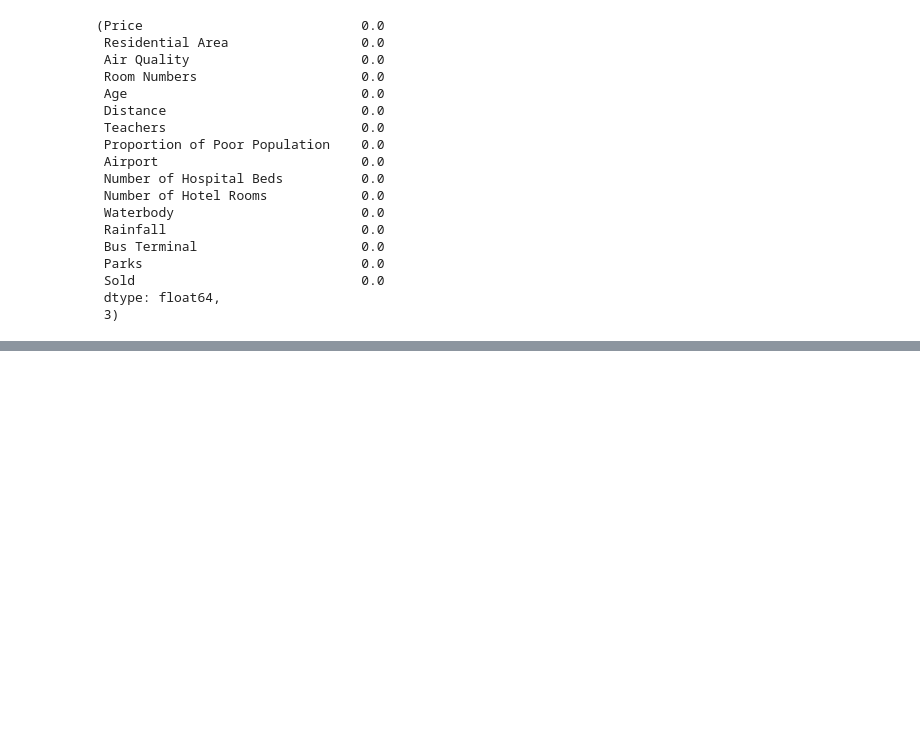
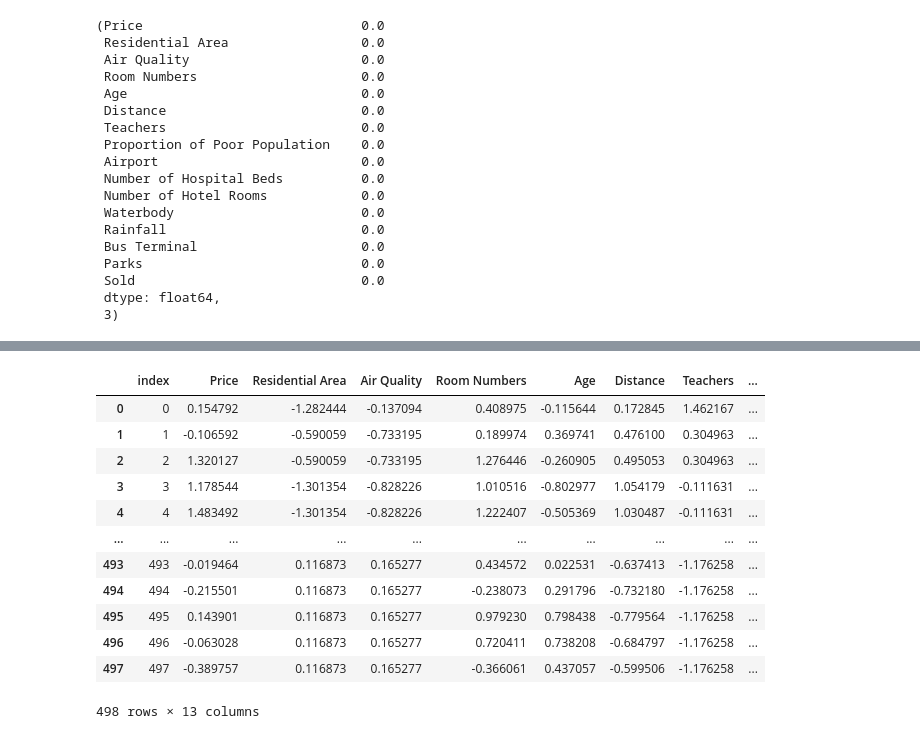
Before and after one commit to cyrixninja/Code-Unnati, a Jupyter notebook: python_scripts_ckpcet/supervised_classification/classification_modeling_on_house_price_data.ipynb, the cells around one changed output, grey strips where cells are left out. Cells and saved outputs as stored; diff of their text form; code cells hidden in the pictures; blank space fills up the shorter version.

```diff
--- a/python_scripts_ckpcet/supervised_classification/classification_modeling_on_house_price_data.ipynb
+++ b/python_scripts_ckpcet/supervised_classification/classification_modeling_on_house_price_data.ipynb
@@ -277,0 +306,12 @@ df_indpendent = df_house_price.drop('Sold', axis = 1)
+# %%
+df_num = df_indpendent.select_dtypes(include = "number")
+# %%
+# Import Standard Scaler from Sklearn
+from sklearn.preprocessing import StandardScaler
+
+# Initiate the Standard Scaler
+ss = StandardScaler()
+# %%
+# Transform the data
+
+scale = ss.fit_transform(df_num)
@@ -277,0 +334,19 @@ df_indpendent = df_house_price.drop('Sold', axis = 1)
+# %%
+df_scale = pd.DataFrame(scale, columns = df_num.columns)
+df_scale = df_scale.reset_index()
+# %%
+df_scale
+# %% [output]
+|  | index | Price | Residential Area | Air Quality | Room Numbers | Age | Distance | Teachers | ... |
+| 0 | 0 | 0.154792 | -1.282444 | -0.137094 | 0.408975 | -0.115644 | 0.172845 | 1.462167 | ... |
+| 1 | 1 | -0.106592 | -0.590059 | -0.733195 | 0.189974 | 0.369741 | 0.476100 | 0.304963 | ... |
+| 2 | 2 | 1.320127 | -0.590059 | -0.733195 | 1.276446 | -0.260905 | 0.495053 | 0.304963 | ... |
+| 3 | 3 | 1.178544 | -1.301354 | -0.828226 | 1.010516 | -0.802977 | 1.054179 | -0.111631 | ... |
+| 4 | 4 | 1.483492 | -1.301354 | -0.828226 | 1.222407 | -0.505369 | 1.030487 | -0.111631 | ... |
+| ... | ... | ... | ... | ... | ... | ... | ... | ... | ... |
+| 493 | 493 | -0.019464 | 0.116873 | 0.165277 | 0.434572 | 0.022531 | -0.637413 | -1.176258 | ... |
+| 494 | 494 | -0.215501 | 0.116873 | 0.165277 | -0.238073 | 0.291796 | -0.732180 | -1.176258 | ... |
+| 495 | 495 | 0.143901 | 0.116873 | 0.165277 | 0.979230 | 0.798438 | -0.779564 | -1.176258 | ... |
+| 496 | 496 | -0.063028 | 0.116873 | 0.165277 | 0.720411 | 0.738208 | -0.684797 | -1.176258 | ... |
+| 497 | 497 | -0.389757 | 0.116873 | 0.165277 | -0.366061 | 0.437057 | -0.599506 | -1.176258 | ... |
+498 rows × 13 columns
```
Also changed, not shown: parts of 9 cells of this notebook.
